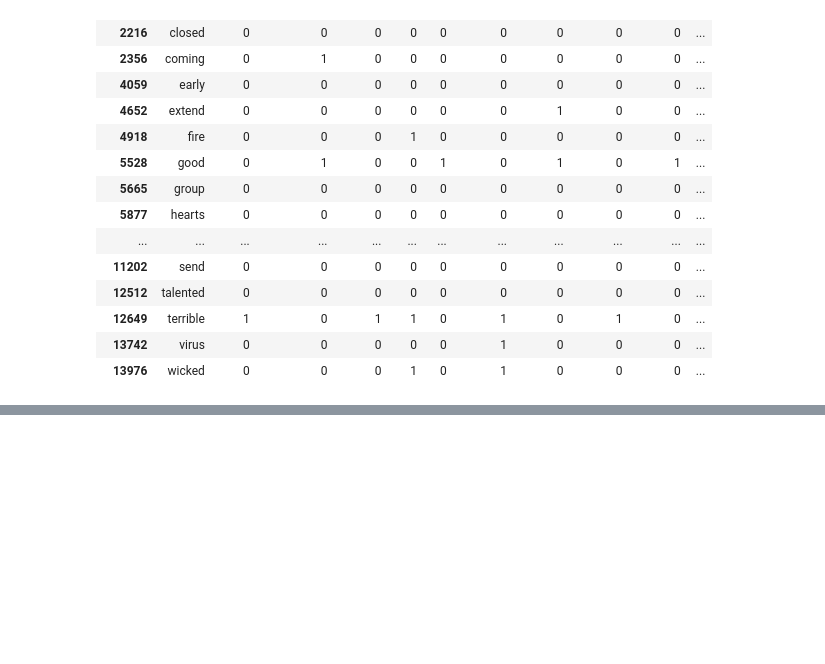
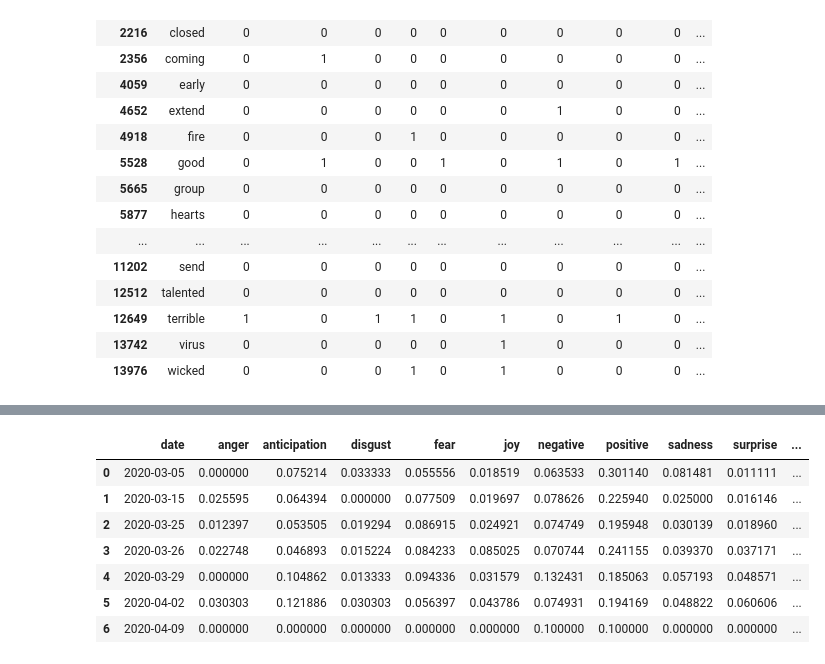
Before and after one commit to brendoncampbell/corona-briefing-tones, a Jupyter notebook: src/emotion.ipynb, the cells around one changed output, grey strips where cells are left out. Drawn from its saved outputs; the diff is of its cells as text; code cells hidden in the pictures; blank space fills up the shorter version.

```diff
--- a/src/emotion.ipynb
+++ b/src/emotion.ipynb
@@ -88,0 +188,13 @@ briefings_df
+# %%
+speaker_feels = briefings_df[briefings_df['speaker']=='Dr. Deborah Birx']
+speaker_feels_by_date = speaker_feels.groupby(['date']).mean().reset_index()
+speaker_feels_by_date
+# %% [output]
+|  | date | anger | anticipation | disgust | fear | joy | negative | positive | sadness | surprise | ... |
+| 0 | 2020-03-05 | 0.000000 | 0.075214 | 0.033333 | 0.055556 | 0.018519 | 0.063533 | 0.301140 | 0.081481 | 0.011111 | ... |
+| 1 | 2020-03-15 | 0.025595 | 0.064394 | 0.000000 | 0.077509 | 0.019697 | 0.078626 | 0.225940 | 0.025000 | 0.016146 | ... |
+| 2 | 2020-03-25 | 0.012397 | 0.053505 | 0.019294 | 0.086915 | 0.024921 | 0.074749 | 0.195948 | 0.030139 | 0.018960 | ... |
+| 3 | 2020-03-26 | 0.022748 | 0.046893 | 0.015224 | 0.084233 | 0.085025 | 0.070744 | 0.241155 | 0.039370 | 0.037171 | ... |
+| 4 | 2020-03-29 | 0.000000 | 0.104862 | 0.013333 | 0.094336 | 0.031579 | 0.132431 | 0.185063 | 0.057193 | 0.048571 | ... |
+| 5 | 2020-04-02 | 0.030303 | 0.121886 | 0.030303 | 0.056397 | 0.043786 | 0.074931 | 0.194169 | 0.048822 | 0.060606 | ... |
+| 6 | 2020-04-09 | 0.000000 | 0.000000 | 0.000000 | 0.000000 | 0.000000 | 0.100000 | 0.100000 | 0.000000 | 0.000000 | ... |
```
Also changed, not shown: parts of 14 cells of this notebook, 6 other files.
